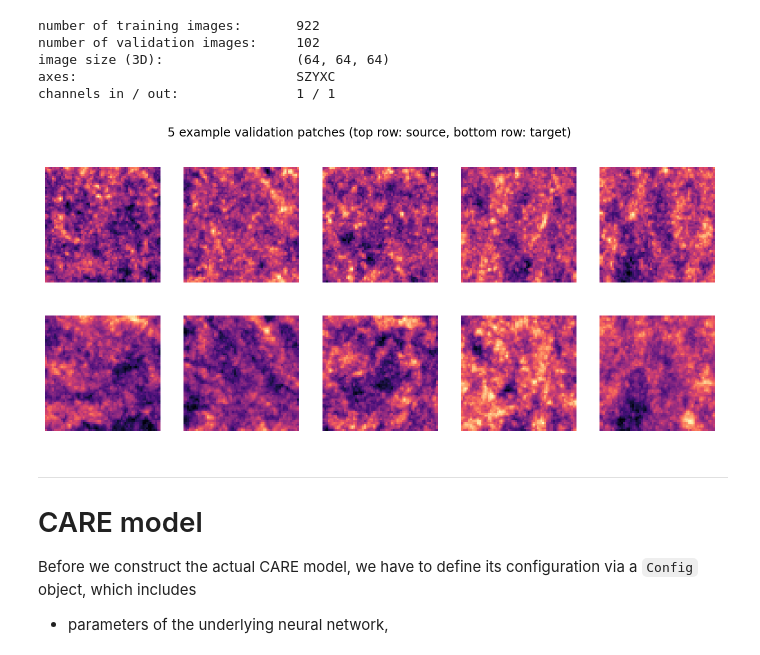
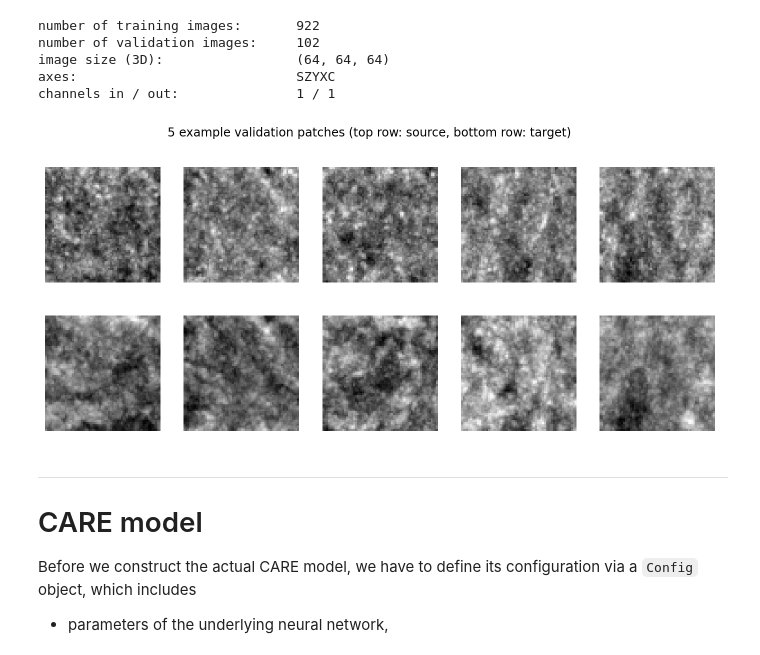
Before and after one commit to rhoadesScholar/CSBDeep, a Jupyter notebook: jrho/denoising3D/2_training.ipynb, the cells around one changed output. Cells and saved outputs as stored; diff of their text form; code cells hidden in the pictures.

```diff
--- a/jrho/denoising3D/2_training.ipynb
+++ b/jrho/denoising3D/2_training.ipynb
@@ -48,10 +74,10 @@ axes:                            SZYXC
 channels in / out:               1 / 1
 # %%
 plt.figure(figsize=(12,5))
-plot_some(X_val[:5],Y_val[:5])
+plot_some(X_val[:5],Y_val[:5], cmap='gray')
 plt.suptitle('5 example validation patches (top row: source, bottom row: target)');
 # %% [output]
-[figure, old version]
+[figure, new version]
 # %% [markdown]
 <hr style="height:2px;">
 
```
Also changed, not shown: parts of 8 cells of this notebook.
